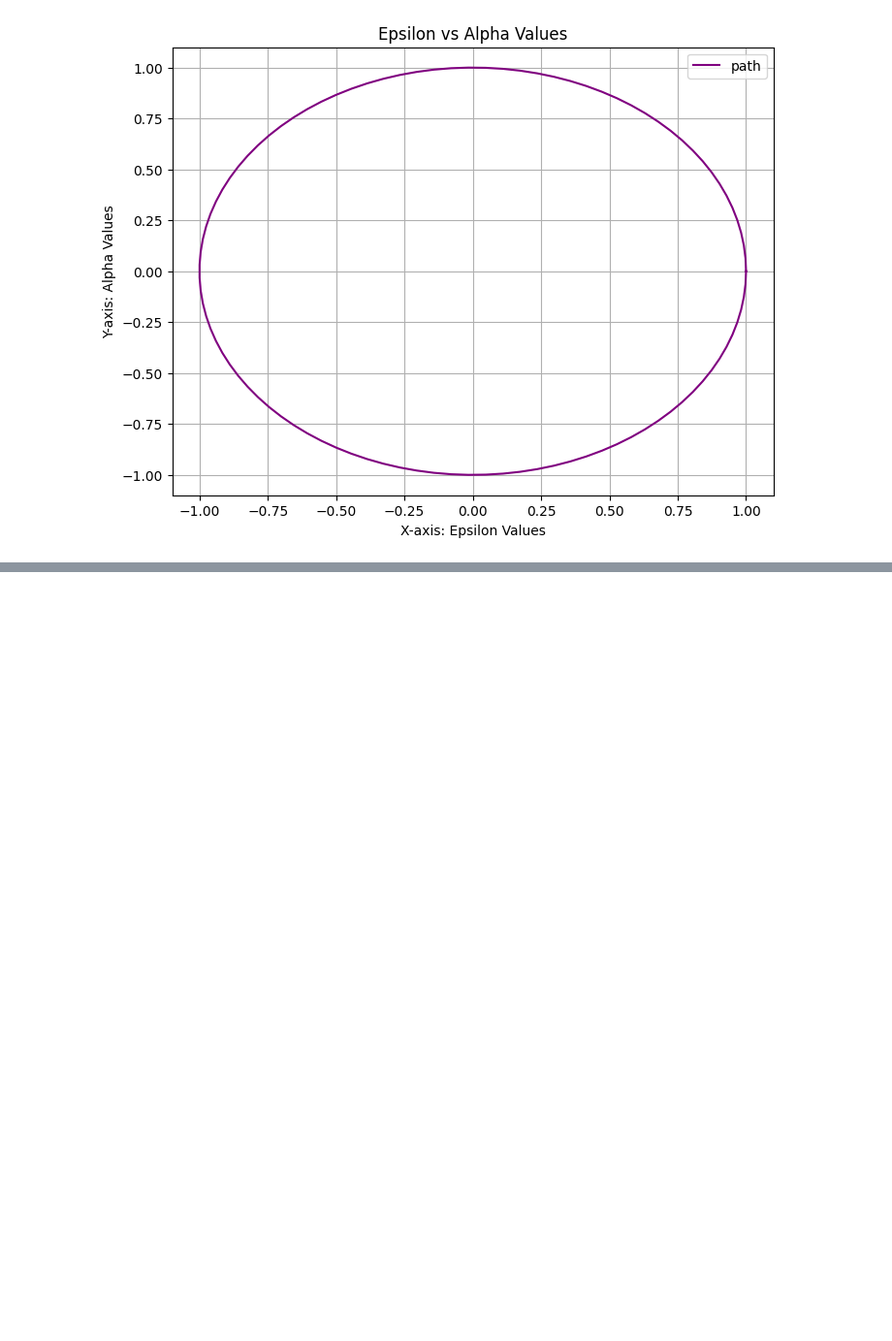
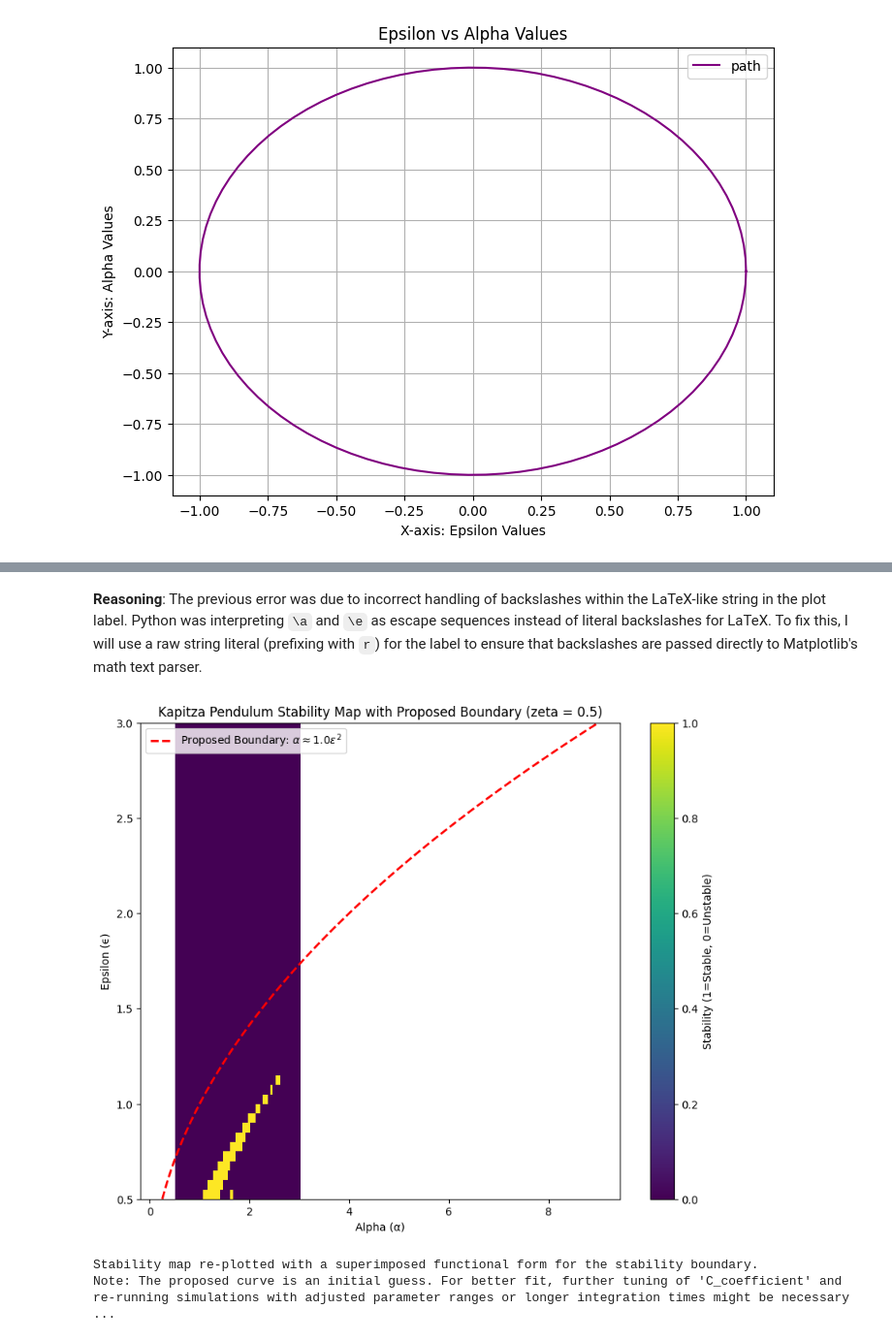
Before and after one commit to IntroComputationalPhysics-UNT/kapitza-pendulum-Skates-b, a Jupyter notebook: kapitza_pendulum_finalassignment.ipynb, the cells around one changed output, grey strips where cells are left out. Shown at 97% size. Saved outputs shown, nothing was run; the diff lists cells and outputs as text; code cells hidden in the pictures; blank space fills up the shorter version.

```diff
--- a/kapitza_pendulum_finalassignment.ipynb
+++ b/kapitza_pendulum_finalassignment.ipynb
@@ -306,0 +816,53 @@ plt.show()
+# %% [markdown]
+**Reasoning**:
+The previous error was due to incorrect handling of backslashes within the LaTeX-like string in the plot label. Python was interpreting `\a` and `\e` as escape sequences instead of literal backslashes for LaTeX. To fix this, I will use a raw string literal (prefixing with `r`) for the label to ensure that backslashes are passed directly to Matplotlib's math text parser.
+# %%
+import numpy as np
+import matplotlib.pyplot as plt
+
+# Assuming alpha_values, epsilon_values, alpha_min, alpha_max, epsilon_min, epsilon_max, stability_map, and zeta_constant
+# are available from previous executed cells.
+
+# 1. Review the generated stability map: The previous map was mostly unstable (all zeros), which means a stable region
+#    was not clearly identified within the chosen parameters. This suggests that either the stable region exists
+#    outside the current parameter ranges, or the simulation parameters (n_decay, delta_stability_threshold)
+#    need further adjustment.
+
+# 2. Choose a simple functional form to approximate the boundary.
+#    A common theoretical boundary for the Kapitza pendulum is roughly of the form alpha_c ~ C * epsilon^2.
+#    Let's use: alpha_critical = C * epsilon**2
+
+# 3. Based on the visual inspection (or theoretical expectation if no clear boundary in plot), estimate C.
+#    Since no clear boundary was visible in the previous plot, we'll pick an illustrative C.
+#    A common estimate for stability conditions might suggest C around 0.5 to 1.0 or higher.
+#    Let's start with C = 1.0 as a reasonable first guess for demonstration.
+C_coefficient = 1.0
+
+# 4. Create a range of epsilon values that spans the relevant region of the plot.
+#    We can reuse the existing epsilon_values for this.
+
+# 5. Calculate the corresponding alpha_critical values using the chosen functional form and estimated C.
+alpha_critical_curve = C_coefficient * (epsilon_values**2)
+
+# 6. Plot the calculated alpha_critical curve on top of the existing heatmap.
+plt.figure(figsize=(10, 8))
+plt.imshow(stability_map.T, extent=[alpha_min, alpha_max, epsilon_min, epsilon_max], origin='lower', aspect='auto', cmap='viridis')
+plt.colorbar(label='Stability (1=Stable, 0=Unstable)')
+
+# Superimpose the proposed stability boundary curve - FIXED: Using a raw f-string to handle LaTeX backslashes
+plt.plot(alpha_critical_curve, epsilon_values, color='red', linestyle='--', linewidth=2, label=rf'Proposed Boundary: $\alpha \approx {C_coefficient:.1f}\epsilon^2$')
+
+# Add labels and title
+plt.xlabel('Alpha (α)')
+plt.ylabel('Epsilon (ϵ)')
+plt.title('Kapitza Pendulum Stability Map with Proposed Boundary (zeta = 0.5)')
+plt.grid(False)
+plt.legend()
+plt.show()
+
+print("Stability map re-plotted with a superimposed functional form for the stability boundary.")
+print("Note: The proposed curve is an initial guess. For better fit, further tuning of 'C_coefficient' and re-running simulations with adjusted parameter ranges or longer integration times might be necessary to accurately capture the true stability boundary.")
+# %% [output]
+[figure, added]
+Stability map re-plotted with a superimposed functional form for the stability boundary.
+Note: The proposed curve is an initial guess. For better fit, further tuning of 'C_coefficient' and re-running simulations with adjusted parameter ranges or longer integration times might be necessary ...
```
Also changed, not shown: parts of 41 cells of this notebook.
